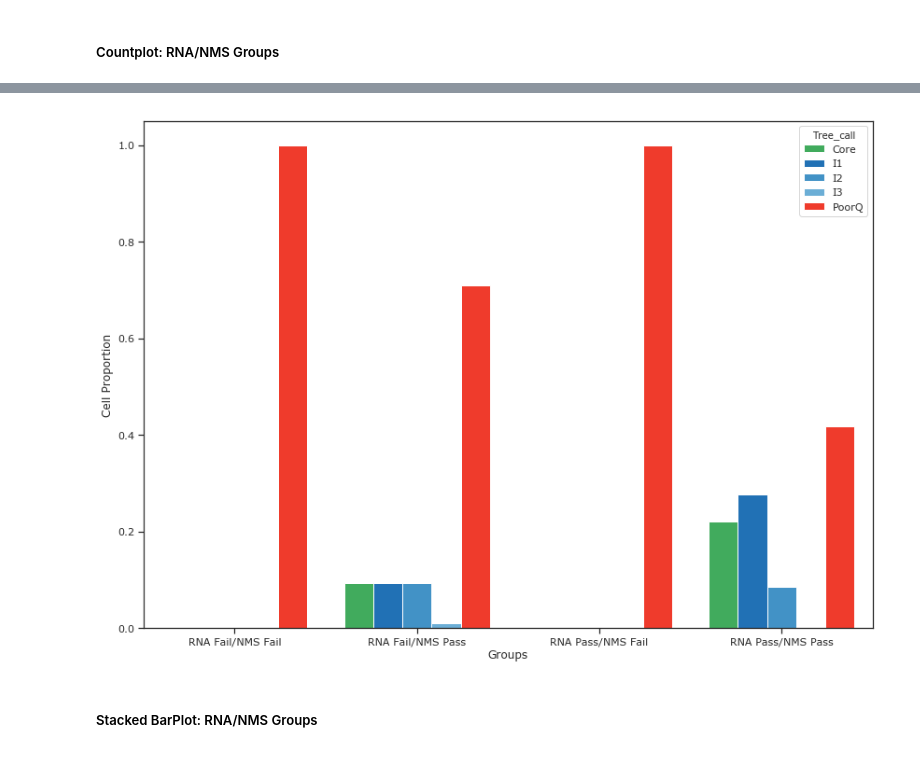
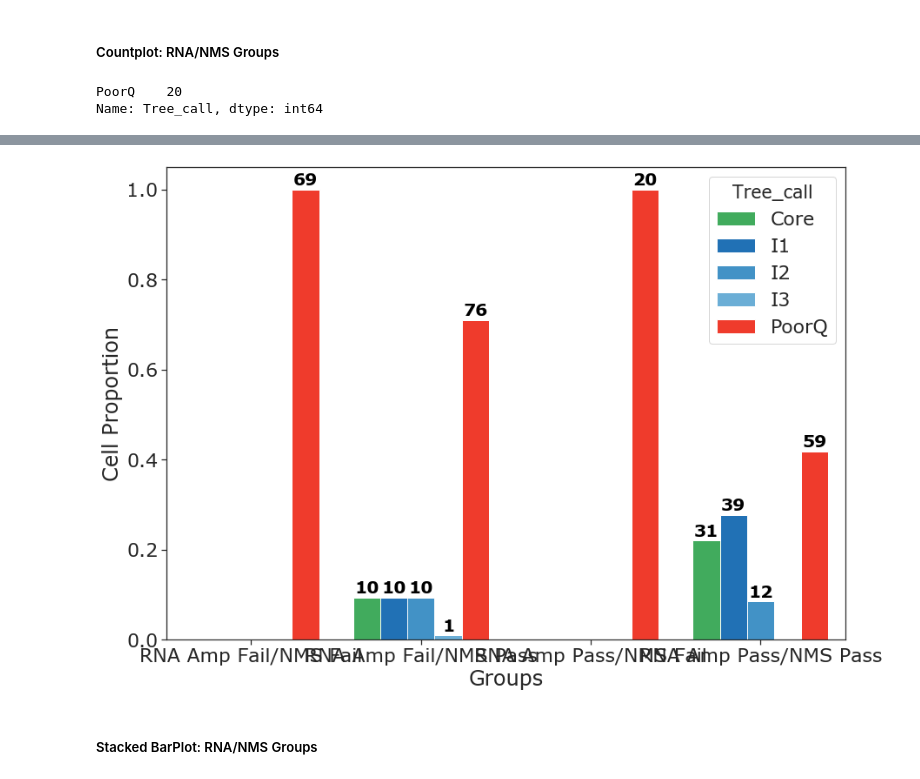
Before and after one commit to ramr24/Personal, a Jupyter notebook: analysis_scripts/rna_amp_human_analysis_gabor.ipynb, the cells around one changed output, grey strips where cells are left out. Drawn from its saved outputs; the diff is of its cells as text; code cells hidden in the pictures.

```diff
--- a/analysis_scripts/rna_amp_human_analysis_gabor.ipynb
+++ b/analysis_scripts/rna_amp_human_analysis_gabor.ipynb
@@ -50,6 +50,7 @@ for collab in ["P1", "P2", "P6", "P7", "P8", "P9", "PA", "PB", "PE", "PF", "PX",
 shiny_human = read_file(path_shiny_human, fields_shiny) #3592 rows
 shiny_human.rename(columns=shiny_dict, inplace=True)
 shiny_human["NMS Pass/Fail"] = shiny_human["NMS Pass/Fail"].replace({True: "Pass", False: "Fail"}) #Changing to keep same format
+shiny_human["RNA Amp Pass/Fail"] = shiny_human["RNA Amp Pass/Fail"].replace({"Pass": "RNA Amp Pass", "Fail": "RNA Amp Fail"})
 
 shiny_human = create_container_df(shiny_human, "sample_id") #Create "P1"
 shiny_human["collaborator_label"] = shiny_human["collaborator_label"].replace(collaborator_dict)
@@ -77,8 +74,8 @@ array(['hIVSCC-METx', 'hIVSCC-MET'], dtype=object)
 # %%
 shinyh_npass = filter_df(shiny_gabor, "NMS Pass/Fail", "Pass")
 shinyh_nfail = filter_df(shiny_gabor, "NMS Pass/Fail", "Fail")
-shinyh_rpass = filter_df(shiny_gabor, "RNA Pass/Fail", "Pass")
-shinyh_rfail = filter_df(shiny_gabor, "RNA Pass/Fail", "Fail")
+shinyh_rpass = filter_df(shiny_gabor, "RNA Amp Pass/Fail", "RNA Amp Pass")
+shinyh_rfail = filter_df(shiny_gabor, "RNA Amp Pass/Fail", "RNA Amp Fail")
 # %% [output]
 INFO:functions.temp_funcs:Filtered dataframe based on NMS Pass/Fail == Pass
 INFO:functions.temp_funcs:Filtered dataframe based on NMS Pass/Fail == Fail
@@ -95,10 +92,10 @@ INFO:functions.temp_funcs:Filtered dataframe based on NMS Pass/Fail == Pass
 INFO:functions.temp_funcs:Filtered dataframe based on NMS Pass/Fail == Fail
 INFO:functions.temp_funcs:Filtered dataframe based on NMS Pass/Fail == Pass
 # %%
-rfail_nfail["Group"] = "RNA Fail/NMS Fail"
-rfail_npass["Group"] = "RNA Fail/NMS Pass"
-rpass_nfail["Group"] = "RNA Pass/NMS Fail"
-rpass_npass["Group"] = "RNA Pass/NMS Pass"
+rfail_nfail["Group"] = "RNA Amp Fail/NMS Fail"
+rfail_npass["Group"] = "RNA Amp Fail/NMS Pass"
+rpass_nfail["Group"] = "RNA Amp Pass/NMS Fail"
+rpass_npass["Group"] = "RNA Amp Pass/NMS Pass"
 # %% [output]
 A value is trying to be set on a copy of a slice from a DataFrame.
 Try using .loc[row_indexer,col_indexer] = value instead
@@ -123,7 +120,7 @@ See the caveats in the documentation: http://pandas.pydata.org/pandas-docs/stabl
 # %%
 count_rn = pd.concat([rfail_nfail, rfail_npass, rpass_nfail, rpass_npass])
 
-count_rn.drop(columns=["sample_id", "RNA Pass/Fail", "NMS score", "NMS Pass/Fail",
+count_rn.drop(columns=["sample_id", "RNA Amp Pass/Fail", "NMS score", "NMS Pass/Fail",
                        "Seurat prediction score", "collaborator_label"], inplace=True)
 
 count_rn["Group_count"] = count_rn.groupby(["Group", "Tree_call"])["Tree_call"].transform("count")
@@ -209,5 +208,13 @@ plt.ylim(0, 1.5)
 # %% [markdown]
 ##### Countplot: RNA/NMS Groups
+# %%
+#rfail_nfail.Tree_call.value_counts()
+#rfail_npass.Tree_call.value_counts()
+rpass_nfail.Tree_call.value_counts()
+#rpass_npass.Tree_call.value_counts()
+# %% [output]
+PoorQ    20
+Name: Tree_call, dtype: int64
 # %%
 fig_dims = (14, 10)
 f, axes = plt.subplots(figsize=fig_dims)
@@ -215,12 +222,12 @@ ax = sns.barplot(x="Group", y="proportion", data=count_rn,
                  hue="Tree_call", hue_order=tree_colors, palette=tree_colors, saturation=1)
 ax.set(xlabel="Groups", ylabel="Cell Proportion")
 
-"""
-core = [0, 10, 1, 537]
-i1 = [0, 3, 0, 256]
-i2 = [0, 6, 1, 186]
-i3 = [0, 2, 0, 8]
-poorq = [174, 48, 166, 91]
+
+core = [0, 10, 0, 31]
+i1 = [0, 10, 0, 39]
+i2 = [0, 10, 0, 12]
+i3 = [0, 1, 0, 0]
+poorq = [69, 76, 20, 59]
 count_list = core + i1 + i2 + i3 + poorq
 
 i=0
@@ -229,8 +236,8 @@ for p in ax.patches:
     mid_rect = p.get_x() + p.get_width()/2
     label_rect = count_list[i]
     ax.text(mid_rect, top_rect, label_rect,
-            ha="center", size="medium", color='black', weight='bold')
-    i += 1"""
+            ha="center", size="small", color='black', weight='bold')
+    i += 1
 
 plt.savefig(plot_path + "Gabor_countplot_rna_groups.jpeg", bbox_inches="tight")
 # %% [output]
@@ -237,3 +261,3 @@ plt.savefig(plot_path + "Gabor_countplot_rna_groups.jpeg", bbox_inches="tight")
-[figure, old version]
+[figure, new version]
 # %% [markdown]
 ##### Stacked BarPlot: RNA/NMS Groups
```
Also changed, not shown: parts of 15 cells of this notebook, 23 other files.
